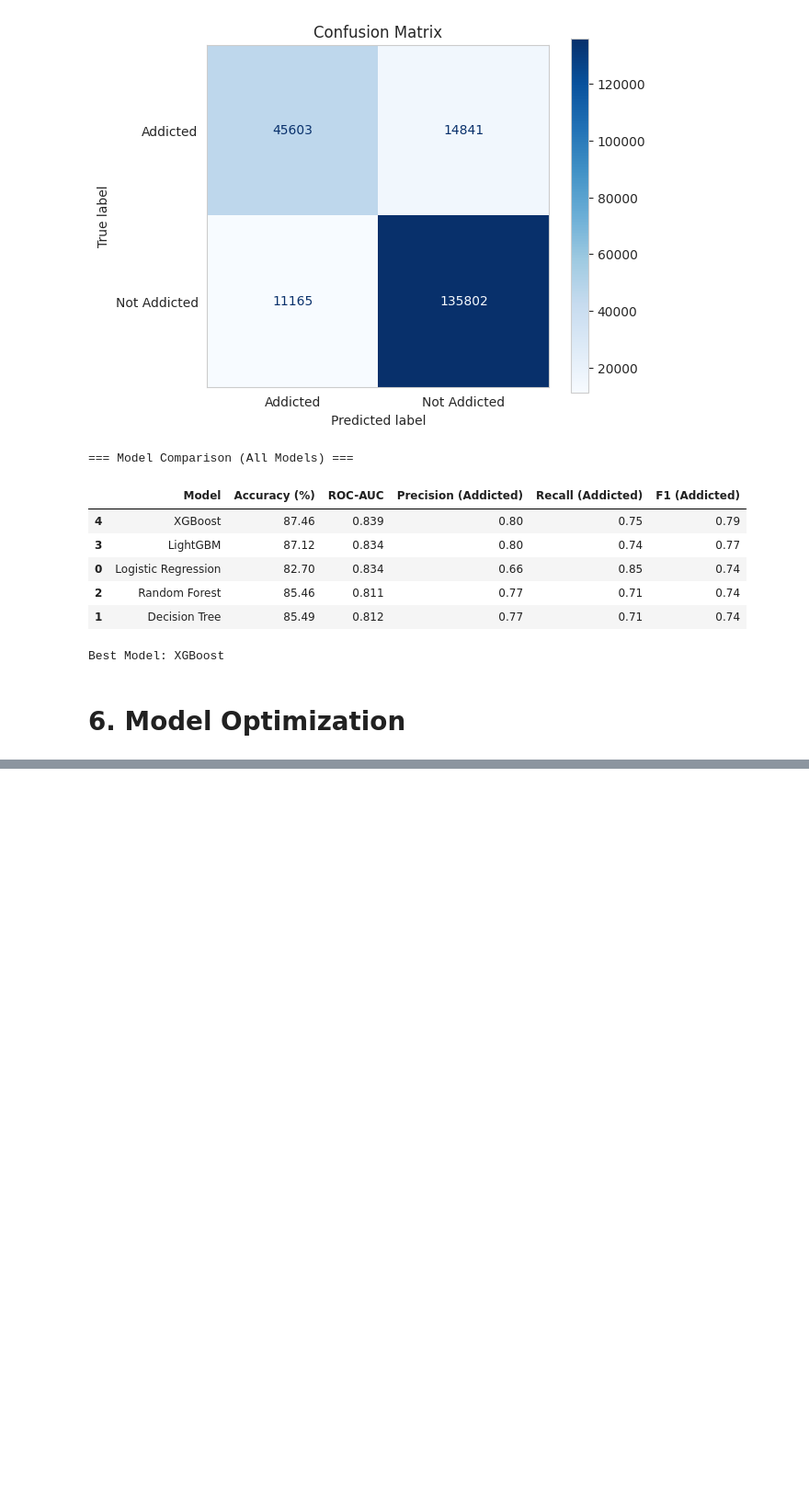
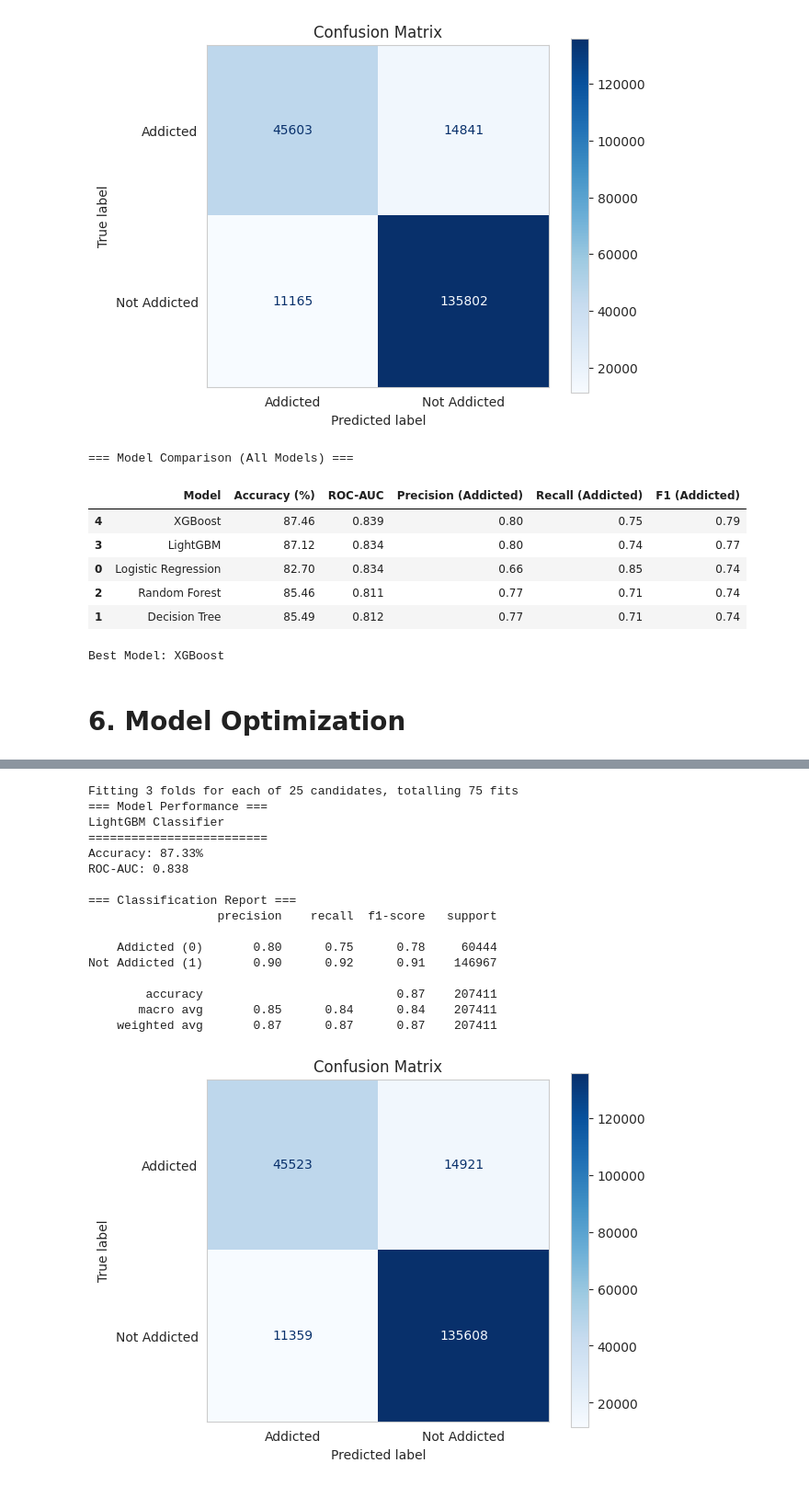
Before and after one commit to kamxsato/MIS444_Final_Project, a Jupyter notebook: 24104087_Final_Project.ipynb, the cells around one changed output, grey strips where cells are left out. Shown at 92% size. Saved outputs shown, nothing was run; the diff lists cells and outputs as text; code cells hidden in the pictures; blank space fills up the shorter version.

```diff
--- a/24104087_Final_Project.ipynb
+++ b/24104087_Final_Project.ipynb
@@ -993,0 +1055,59 @@ Best Model: XGBoost
+# %%
+# 6.3 LightGBM Optimization
+
+lgb_model = LGBMClassifier(
+    objective='binary',
+    metric='binary_logloss',
+    random_state=42,
+    n_jobs=-1,
+    verbose=-1
+)
+
+lgb_param_grid = {
+    'n_estimators': [100, 200, 300],
+    'num_leaves': [31, 50, 70, 90],
+    'max_depth': [-1, 6, 10],
+    'learning_rate': [0.01, 0.05, 0.1, 0.3],
+    'subsample': [0.7, 0.8, 0.9, 1.0],
+    'colsample_bytree': [0.7, 0.8, 0.9, 1.0]
+}
+
+lgb_grid = RandomizedSearchCV(
+    estimator=lgb_model,
+    param_distributions=lgb_param_grid,
+    n_iter=25,
+    scoring='f1',
+    cv=kf,
+    n_jobs=-1,
+    verbose=1,
+    random_state=42,
+    return_train_score=False
+)
+
+lgb_grid.fit(X_sub, y_sub)
+
+best_lgb = lgb_grid.best_estimator_
+best_lgb.fit(X_train, y_train)
+
+y_pred_lgb_tuned = best_lgb.predict(X_val)
+y_prob_lgb_tuned = best_lgb.predict_proba(X_val)[:, 1]
+
+res_lgb_tuned = evaluate(y_val, y_pred_lgb_tuned, 'LightGBM Classifier')
+# %% [output]
+Fitting 3 folds for each of 25 candidates, totalling 75 fits
+=== Model Performance ===
+LightGBM Classifier
+=========================
+Accuracy: 87.33%
+ROC-AUC: 0.838
+
+=== Classification Report ===
+                  precision    recall  f1-score   support
+
+    Addicted (0)       0.80      0.75      0.78     60444
+Not Addicted (1)       0.90      0.92      0.91    146967
+
+        accuracy                           0.87    207411
+       macro avg       0.85      0.84      0.84    207411
+    weighted avg       0.87      0.87      0.87    207411
+[figure, added]
```
Also changed, not shown: parts of 16 cells of this notebook.
